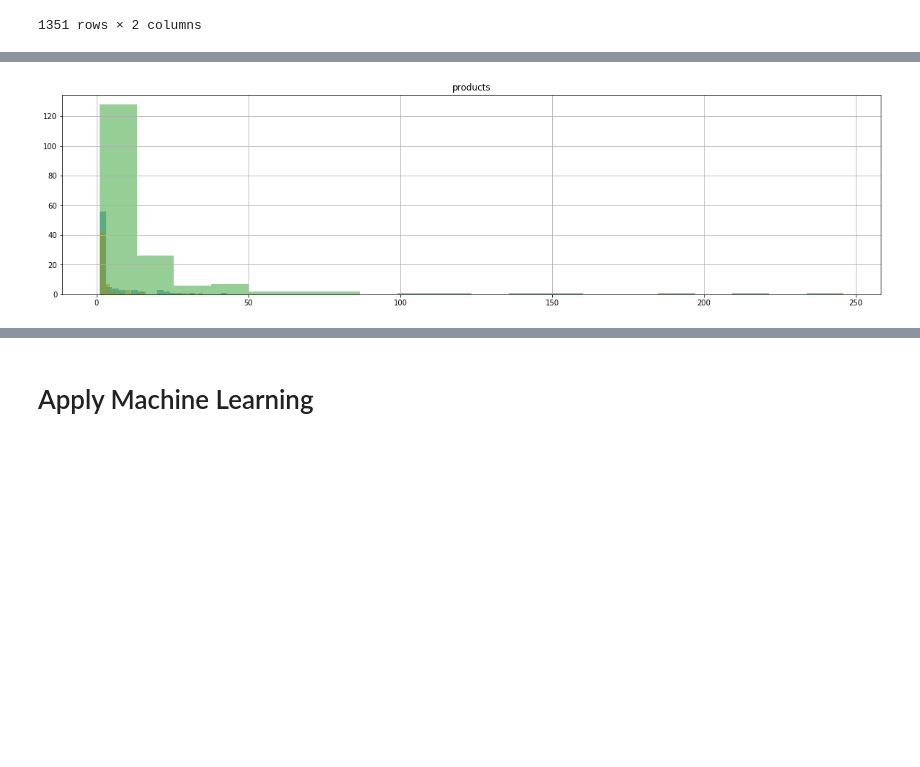
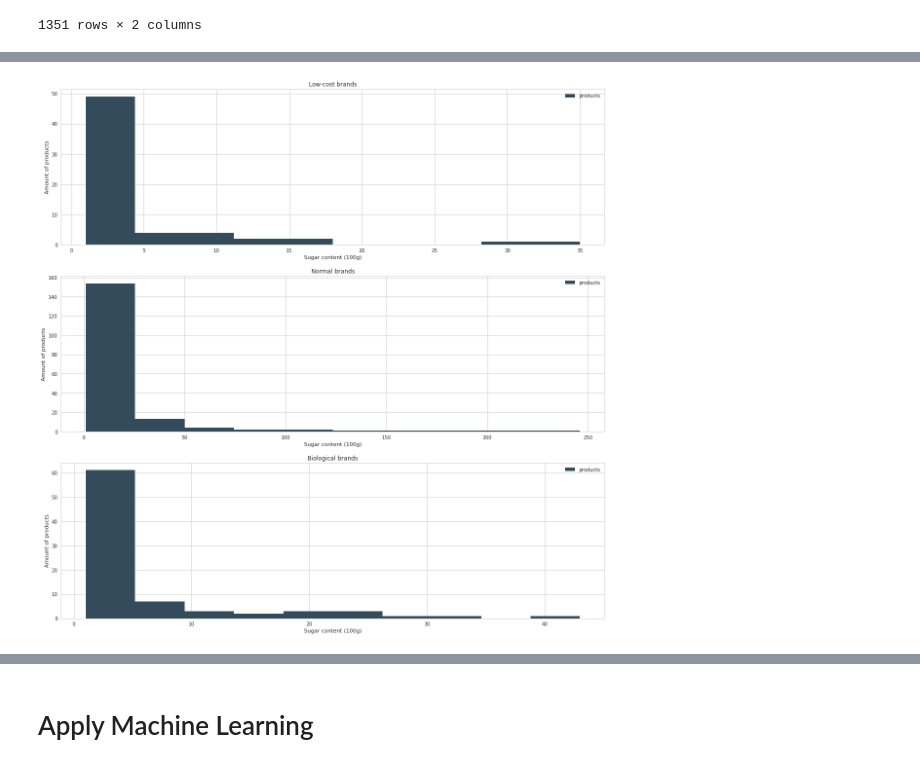
Before and after one commit to esamosenok/ADA_Project_2018, a Jupyter notebook: openfoodfacts_milestone2.ipynb, the cells around one changed output, grey strips where cells are left out. Cells and saved outputs as stored; diff of their text form; code cells hidden in the pictures; blank space fills up the shorter version.

Commit message:
Added analysis on the relation between low-cost, normal and bio products wrt sugar

```diff
--- a/openfoodfacts_milestone2.ipynb
+++ b/openfoodfacts_milestone2.ipynb
@@ -1724,23 +1726,41 @@ LOCOST_pd = brands_df.loc[brands_df['brands_tags'].str.contains(pattern, flags=r
 
 pattern = to_regex(bio_brands)
 BIO_pd = brands_df.loc[brands_df['brands_tags'].str.contains(pattern, flags=re.IGNORECASE, regex=True)]
-# %%
-locost = LOCOST_pd[['sugars_100g', 'brands_tags']].groupby('sugars_100g').count()
-bio = BIO_pd[['sugars_100g', 'brands_tags']].groupby('sugars_100g').count()
-norm = NORMAL_pd[['sugars_100g', 'brands_tags']].groupby('sugars_100g').count()
-
-locost = locost.rename(columns={'brands_tags': 'products'})
-bio = bio.rename(columns={'brands_tags': 'products'})
-norm = norm.rename(columns={'brands_tags': 'products'})
-
-locost = locost.reset_index()
-bio = bio.reset_index()
-norm = norm.reset_index()
-
-fig, ax = plt.subplots(figsize = (20,5))
-bio.hist(alpha = 0.5, ax = ax, bins= 20)
-locost.hist(alpha = 0.5, ax = ax, bins= 20)
-norm.hist(alpha = 0.5, ax = ax, bins= 20)
-plt.show()
-# %% [output]
-[figure, removed]
+# %%
+#For each set of brands, group the amount of products by sugar content and pretty up the dataframe
+locost = LOCOST_pd[['sugars_100g', 'brands_tags']].groupby('sugars_100g').count()
+locost = locost.rename(columns={'brands_tags': 'products'})
+locost = locost.reset_index()
+
+bio = BIO_pd[['sugars_100g', 'brands_tags']].groupby('sugars_100g').count()
+bio = bio.rename(columns={'brands_tags': 'products'})
+bio = bio.reset_index()
+
+norm = NORMAL_pd[['sugars_100g', 'brands_tags']].groupby('sugars_100g').count()
+norm = norm.rename(columns={'brands_tags': 'products'})
+norm = norm.reset_index()
+
+#The sugar values seemed to be a mix of strings, ints and floats, so we convert them to a common dtype
+locost[['sugars_100g']] = locost[['sugars_100g']].astype(float)
+bio[['sugars_100g']] = bio[['sugars_100g']].astype(float)
+norm[['sugars_100g']] = norm[['sugars_100g']].astype(float)
+# %%
+#Plot the distributions
+fig, axs = plt.subplots(3, 1, figsize=(20, 20) )
+locost.plot(x='sugars_100g', y = 'products', ax=axs[0], kind='hist')
+axs[0].set_xlabel("Sugar content (100g)")
+axs[0].set_ylabel("Amount of products")
+axs[0].set_title('Low-cost brands')
+
+norm.plot(x='sugars_100g', y = 'products', ax=axs[1], kind='hist')
+axs[1].set_xlabel("Sugar content (100g)")
+axs[1].set_ylabel("Amount of products")
+axs[1].set_title('Normal brands')
+
+bio.plot(x='sugars_100g', y = 'products', ax=axs[2], kind='hist')
+axs[2].set_xlabel("Sugar content (100g)")
+axs[2].set_ylabel("Amount of products")
+axs[2].set_title('Biological brands')
+plt.show()
+# %% [output]
+[figure, added]
```
Also changed, not shown: parts of 3 cells of this notebook.
